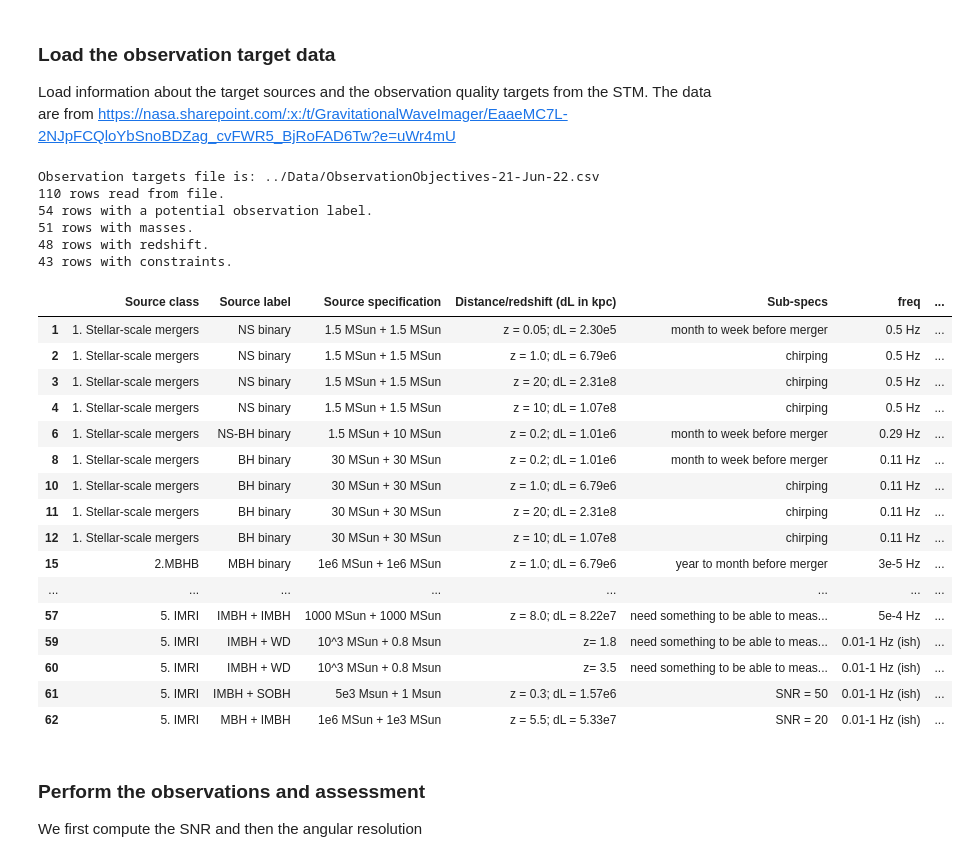
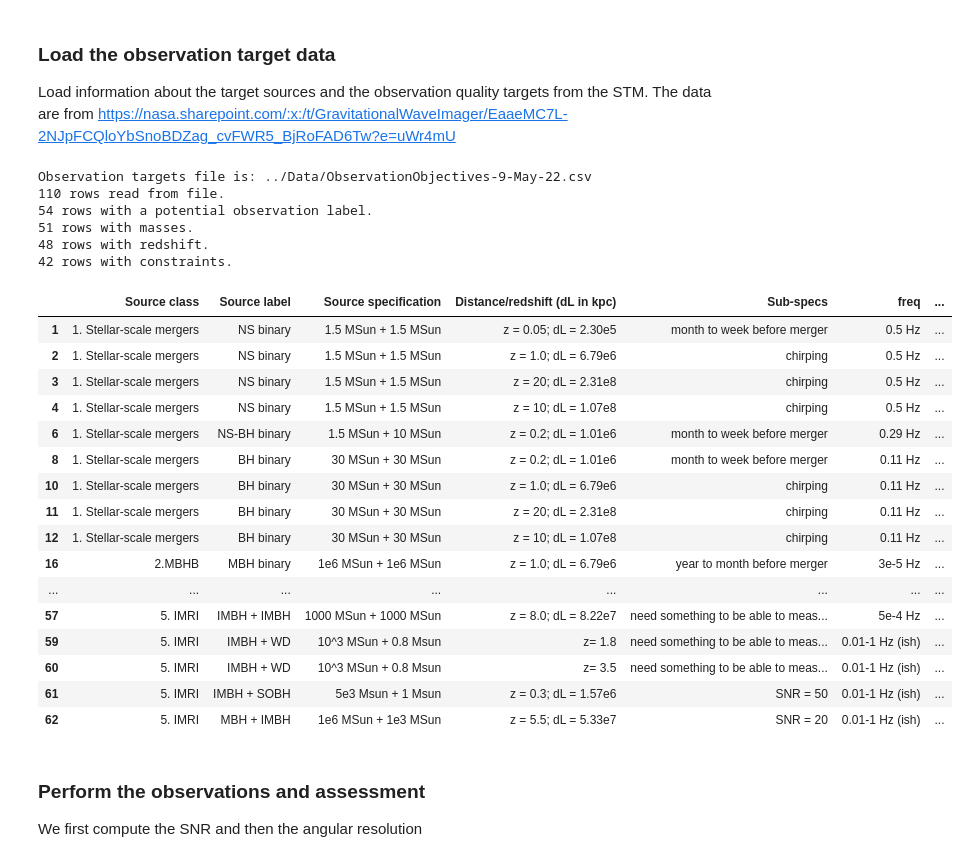
Before and after one commit to JohnGBaker/GWI-metrics, a Jupyter notebook: Notebooks/Observation Targets Assessor.ipynb, the cells around one changed output. Cells and saved outputs as stored; diff of their text form; code cells hidden in the pictures.

```diff
--- a/Notebooks/Observation Targets Assessor.ipynb
+++ b/Notebooks/Observation Targets Assessor.ipynb
@@ -61,7 +61,7 @@ The data are from https://nasa.sharepoint.com/:x:/t/GravitationalWaveImager/Eaae
 datadir='../Data/'
 files=glob(datadir+'ObservationObjectives*.csv')
 files.sort(key=os.path.getmtime)
-file=files[-1]
+file=files[0]
 print('Observation targets file is:',file)
 #Read file
 df=pd.read_csv(file,header=1)
@@ -196,36 +196,36 @@ if True:
     for i,row in df.iterrows():
         txt=row.iloc[col]
         z=None
         #print(txt)
         try:
             #print(Angle(txt))
             z=Angle(txt).arcsecond
         except:
             pass
         df.loc[i,'resolution']=z
 #Drop cases with neither angular precision requirement nor SNR
 for i,row in df.iterrows():
     if np.isnan(row['resolution']) and np.isnan(row['SNR']):df=df.drop(i)
 print(len(df),'rows with constraints.')
 display(df)
 # %% [output]
-Observation targets file is: ../Data/ObservationObjectives-21-Jun-22.csv
+Observation targets file is: ../Data/ObservationObjectives-9-May-22.csv
 110 rows read from file.
 54 rows with a potential observation label.
 51 rows with masses.
 48 rows with redshift.
-43 rows with constraints.
+42 rows with constraints.
 |  | Source class | Source label | Source specification | Distance/redshift (dL in kpc) | Sub-specs | freq | ... |
 | 1 | 1. Stellar-scale mergers | NS binary | 1.5 MSun + 1.5 MSun | z = 0.05; dL = 2.30e5 | month to week before merger | 0.5 Hz | ... |
 | 2 | 1. Stellar-scale mergers | NS binary | 1.5 MSun + 1.5 MSun | z = 1.0; dL = 6.79e6 | chirping | 0.5 Hz | ... |
 | 3 | 1. Stellar-scale mergers | NS binary | 1.5 MSun + 1.5 MSun | z = 20; dL = 2.31e8 | chirping | 0.5 Hz | ... |
 | 4 | 1. Stellar-scale mergers | NS binary | 1.5 MSun + 1.5 MSun | z = 10; dL = 1.07e8 | chirping | 0.5 Hz | ... |
 | 6 | 1. Stellar-scale mergers | NS-BH binary | 1.5 MSun + 10 MSun | z = 0.2; dL = 1.01e6 | month to week before merger | 0.29 Hz | ... |
 | 8 | 1. Stellar-scale mergers | BH binary | 30 MSun + 30 MSun | z = 0.2; dL = 1.01e6 | month to week before merger | 0.11 Hz | ... |
 | 10 | 1. Stellar-scale mergers | BH binary | 30 MSun + 30 MSun | z = 1.0; dL = 6.79e6 | chirping | 0.11 Hz | ... |
 | 11 | 1. Stellar-scale mergers | BH binary | 30 MSun + 30 MSun | z = 20; dL = 2.31e8 | chirping | 0.11 Hz | ... |
 | 12 | 1. Stellar-scale mergers | BH binary | 30 MSun + 30 MSun | z = 10; dL = 1.07e8 | chirping | 0.11 Hz | ... |
-| 15 | 2.MBHB | MBH binary | 1e6 MSun + 1e6 MSun | z = 1.0; dL = 6.79e6 | year to month before merger | 3e-5 Hz | ... |
+| 16 | 2.MBHB | MBH binary | 1e6 MSun + 1e6 MSun | z = 1.0; dL = 6.79e6 | year to month before merger | 3e-5 Hz | ... |
 | ... | ... | ... | ... | ... | ... | ... | ... |
 | 57 | 5. IMRI | IMBH + IMBH | 1000 MSun + 1000 MSun | z = 8.0; dL = 8.22e7 | need something to be able to meas... | 5e-4 Hz | ... |
 | 59 | 5. IMRI | IMBH + WD | 10^3 MSun + 0.8 Msun | z= 1.8 | need something to be able to meas... | 0.01-1 Hz (ish) | ... |
```
Also changed, not shown: parts of 6 cells of this notebook, 10 other files.
